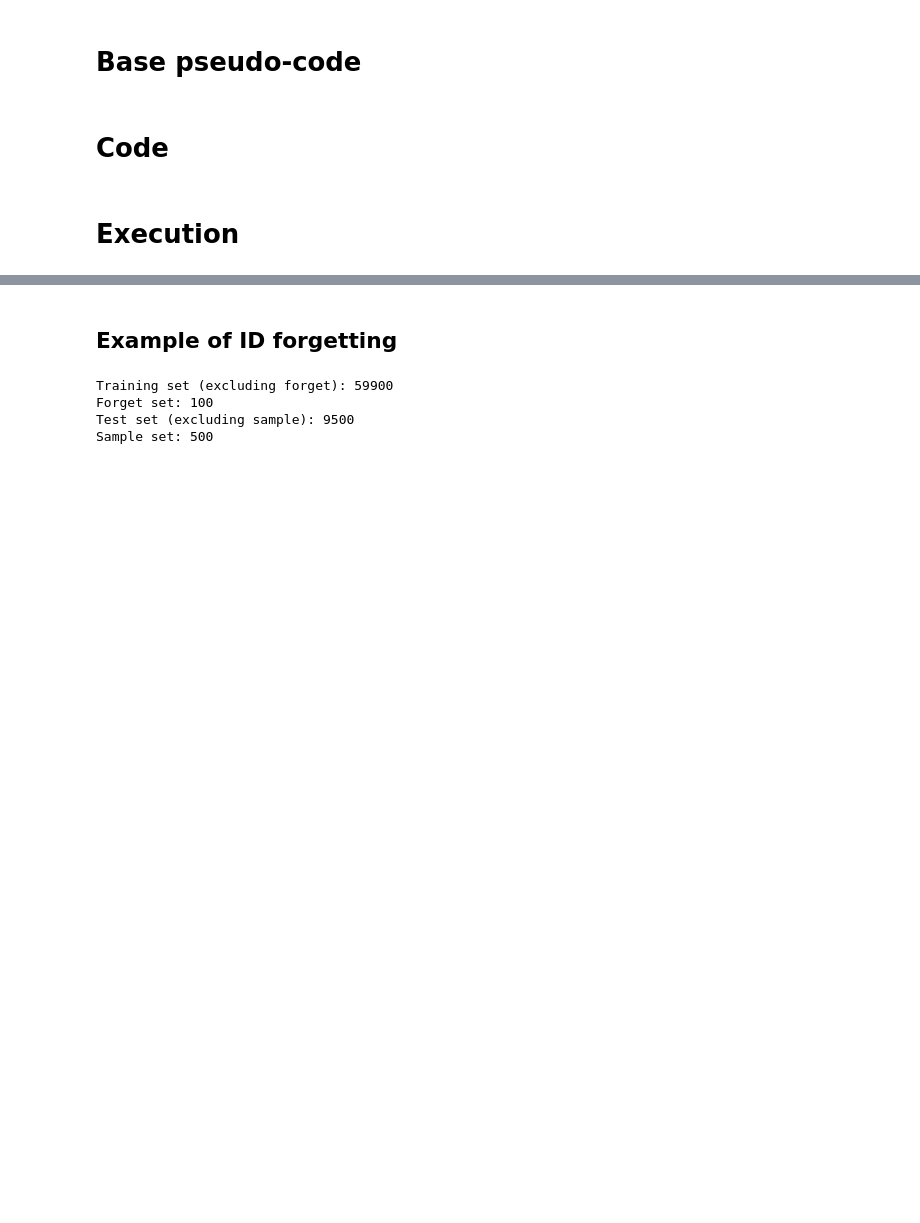
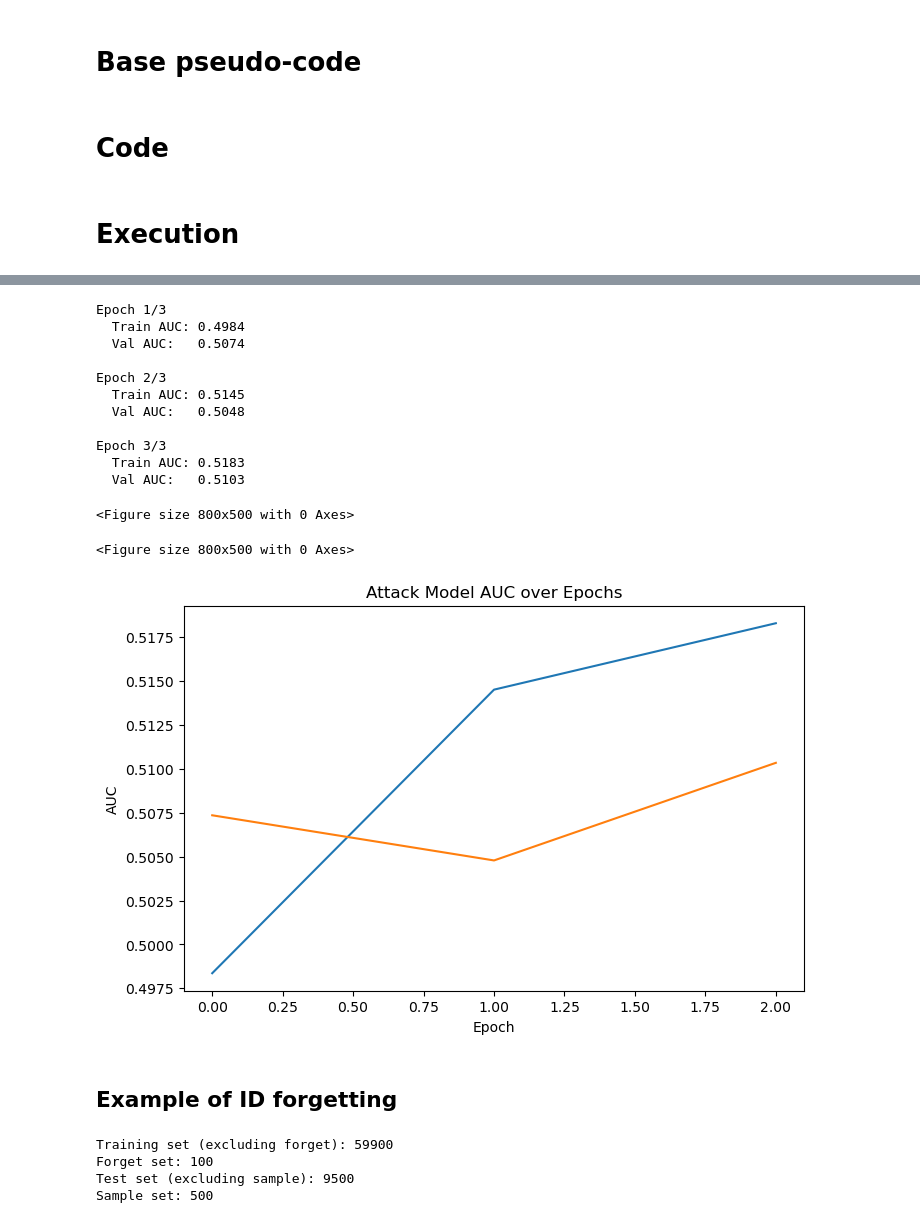
Before and after one commit to DepInfoAliciaSHAO/forsaken, a Jupyter notebook: forsaken.ipynb, the cells around one changed output, grey strips where cells are left out. Saved outputs shown, nothing was run; the diff lists cells and outputs as text; code cells hidden in the pictures; blank space fills up the shorter version.

```diff
--- a/forsaken.ipynb
+++ b/forsaken.ipynb
@@ -718,0 +910,21 @@ def plot_gus_vs_T(T_values, gus_scores):
+# %%
+# ---- Create all datasets and loaders ----
+
+#Shadow loaders
+
+split_shadow_target_loaders = create_mia_datasets(train_dataset_full)
+
+target_set = split_shadow_target_loaders["target_train_dataset"]
+shadow_train_loader = split_shadow_target_loaders["shadow_train_loader"]
+shadow_test_loader = split_shadow_target_loaders["shadow_test_loader"]
+
+full_loader, train_loader, forget_loader  = create_train_set(target_set, num_forget=100)
+test_loader, sample_loader, sample_indices = create_test_set(test_dataset_full, num_sample=500)
+
+# ---- Optional: print summary ----
+print(f"Training set (excluding forget): {len(train_loader.dataset)}")
+print(f"Forget set: {len(forget_loader.dataset)}")
+print(f"Test set (excluding sample): {len(test_loader.dataset)}")
+print(f"Sample set: {len(sample_loader.dataset)}")
+print(f"Shadow training set: {len(shadow_train_loader.dataset)}")
+print(f"Shadow test set: {len(shadow_test_loader.dataset)}")
@@ -718,0 +938,7 @@ def plot_gus_vs_T(T_values, gus_scores):
+# %%
+model_shadow = FullyConnectedNN()
+train_model(model_shadow, shadow_train_loader, 0.01, 150)
+accuracy_train = evaluate_model(model_shadow, shadow_train_loader)
+accuracy_test = evaluate_model(model_shadow, shadow_test_loader)
+print(f"Train accuracy: {accuracy_train}")
+print(f"Test accuracy: {accuracy_test}")
@@ -719,3 +963,21 @@ def plot_gus_vs_T(T_values, gus_scores):
+# %%
+model_attack = AttackModel()
+train_attack_model(model_attack, model_shadow, shadow_train_loader, shadow_test_loader, 3)
+# %% [output]
+Epoch 1/3
+  Train AUC: 0.4984
+  Val AUC:   0.5074
+
+Epoch 2/3
+  Train AUC: 0.5145
+  Val AUC:   0.5048
+
+Epoch 3/3
+  Train AUC: 0.5183
+  Val AUC:   0.5103
+<Figure size 800x500 with 0 Axes>
+<Figure size 800x500 with 0 Axes>
+[figure, added]
 # %% [markdown]
 ## Example of ID forgetting
 # %%
```
Also changed, not shown: parts of 4 cells of this notebook.
